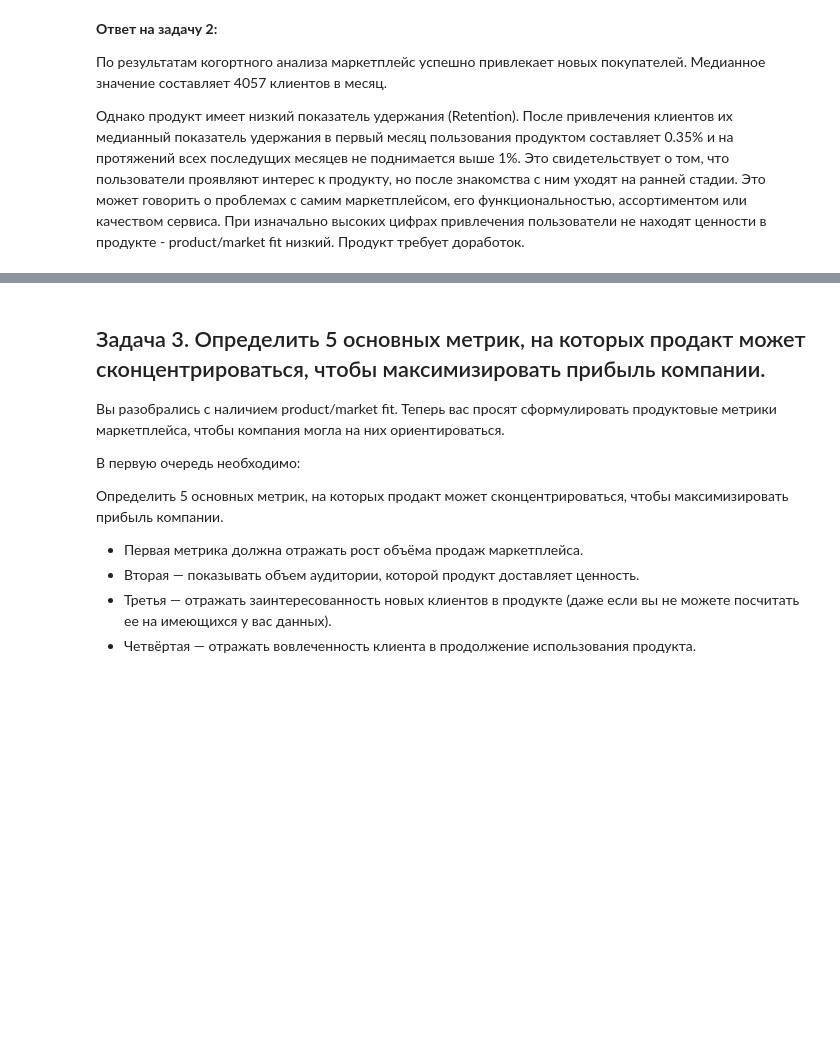
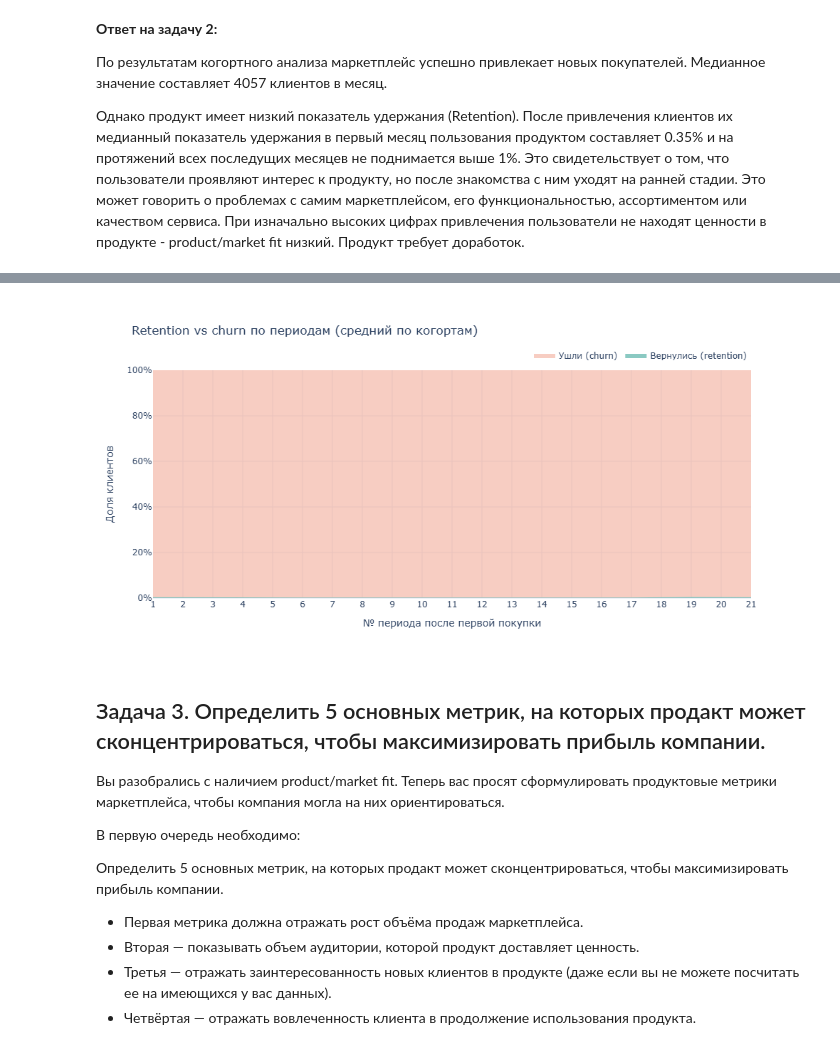
Before and after one commit to a-bulychev/marketplace_olist_brazilian_ecommerce, a Jupyter notebook: marketplace_olist.ipynb, the cells around one changed output, grey strips where cells are left out. Cells and saved outputs as stored; diff of their text form; code cells hidden in the pictures; blank space fills up the shorter version.

```diff
--- a/marketplace_olist.ipynb
+++ b/marketplace_olist.ipynb
@@ -611,3 +592,62 @@ fig.show()
+# %%
+
+
+# Средний retention по когортам, без 0-го периода
+mean_retention = retention_matrix.drop(columns=[0]).mean()
+
+# Churn = 1 - retention
+churn = 1 - mean_retention
+
+# Строим stacked area
+fig = go.Figure()
+
+# нижний слой — вернувшиеся
+fig.add_trace(go.Scatter(
+    x=mean_retention.index,
+    y=mean_retention.values,
+    name='Вернулись (retention)',
+    mode='lines',
+    line=dict(width=0, color='#2a9d8f'),
+    fillcolor='rgba(42,157,143,0.55)',
+    stackgroup='one',
+    hovertemplate='Период %{x}<br>Вернулись: %{y:.2%}<extra></extra>',
+))
+
+# верхний слой — ушедшие, рисуется поверх нижнего
+fig.add_trace(go.Scatter(
+    x=churn.index,
+    y=churn.values,
+    name='Ушли (churn)',
+    mode='lines',
+    line=dict(width=0, color='#e76f51'),
+    fillcolor='rgba(231,111,81,0.35)',
+    stackgroup='one',
+    hovertemplate='Период %{x}<br>Ушли: %{y:.2%}<extra></extra>',
+))
+
+# Оформление
+fig.update_layout(
+    title='Retention vs churn по периодам (средний по когортам)',
+    xaxis_title='№ периода после первой покупки',
+    yaxis_title='Доля клиентов',
+    template='plotly_white',
+    hovermode='x unified',
+    width=1000,
+    height=500,
+    autosize=False, # Жестко фиксируем размер
+    legend=dict(orientation='h', yanchor='bottom', y=1.02, xanchor='right', x=1),
+)
+
+fig.update_yaxes(tickformat='.0%', range=[0, 1])
+fig.update_xaxes(dtick=1)
+
+# Выводим интерактивный график
+fig.show()
+
+# Выводим статичный график для корректного отображения на GitHub
+fig.show("png")
+# %% [output]
+[figure, added]
 # %% [markdown]
 <a name="task-3"></a>
 ## Задача 3. Определить 5 основных метрик, на которых продакт может сконцентрироваться, чтобы максимизировать прибыль компании.
```
Also changed, not shown: parts of 11 cells of this notebook.
